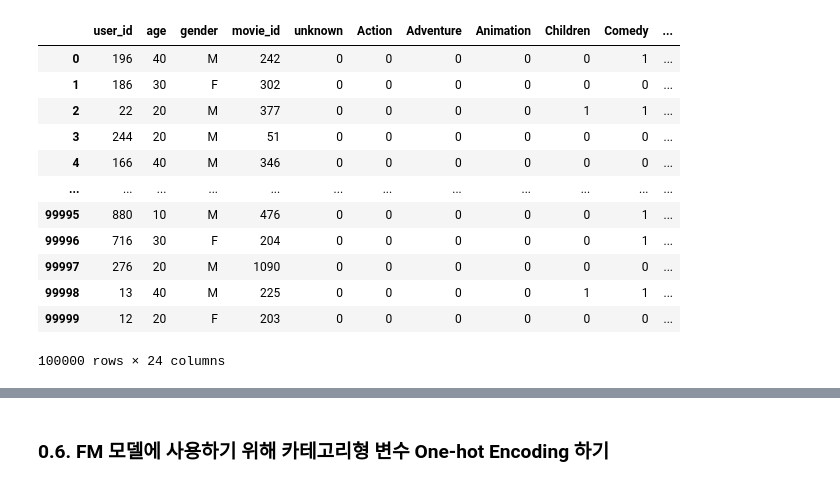
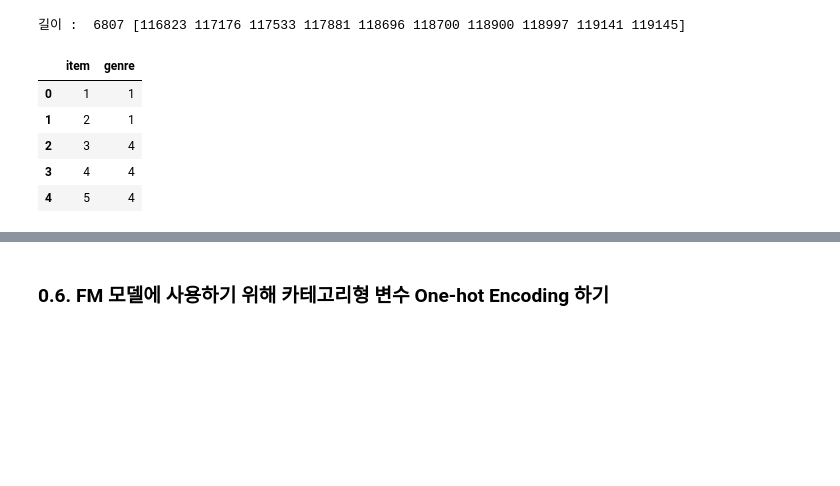
Before and after one commit to boostcampaitech3/level2-movie-recommendation-level2-recsys-07, a Jupyter notebook: MODELS/FFM/FFM.ipynb, the cells around one changed output, grey strips where cells are left out. Saved outputs shown, nothing was run; the diff lists cells and outputs as text; code cells hidden in the pictures; blank space fills up the shorter version.

```diff
--- a/MODELS/FFM/FFM.ipynb
+++ b/MODELS/FFM/FFM.ipynb
@@ -114,19 +86,20 @@ df
-# %%
-df.rating = [int(i/4) for i in df.rating]
-df.rating = df.rating
-
-df
-# %% [output]
-|  | user_id | age | gender | movie_id | unknown | Action | Adventure | Animation | Children | Comedy | ... |
-| 0 | 196 | 40 | M | 242 | 0 | 0 | 0 | 0 | 0 | 1 | ... |
-| 1 | 186 | 30 | F | 302 | 0 | 0 | 0 | 0 | 0 | 0 | ... |
-| 2 | 22 | 20 | M | 377 | 0 | 0 | 0 | 0 | 1 | 1 | ... |
-| 3 | 244 | 20 | M | 51 | 0 | 0 | 0 | 0 | 0 | 0 | ... |
-| 4 | 166 | 40 | M | 346 | 0 | 0 | 0 | 0 | 0 | 0 | ... |
-| ... | ... | ... | ... | ... | ... | ... | ... | ... | ... | ... | ... |
-| 99995 | 880 | 10 | M | 476 | 0 | 0 | 0 | 0 | 0 | 1 | ... |
-| 99996 | 716 | 30 | F | 204 | 0 | 0 | 0 | 0 | 0 | 1 | ... |
-| 99997 | 276 | 20 | M | 1090 | 0 | 0 | 0 | 0 | 0 | 0 | ... |
-| 99998 | 13 | 40 | M | 225 | 0 | 0 | 0 | 0 | 1 | 1 | ... |
-| 99999 | 12 | 20 | F | 203 | 0 | 0 | 0 | 0 | 0 | 0 | ... |
-100000 rows × 24 columns
+# %%
+# 장르 1개 데이터
+item_list=genre_df.loc[:,'item'].to_numpy()
+item_list=np.unique(item_list)
+print('길이 : ',len(item_list),item_list[-10:])
+
+one_genre_list=[]
+for i in item_list:
+    temp=genre_df[genre_df.loc[:,'item']==i]
+    one_genre_list.append(temp.iloc[0,:].to_numpy().tolist())
+one_genre_df=pd.DataFrame(data=one_genre_list,columns=['item','genre'])
+one_genre_df.head(5)
+# %% [output]
+길이 :  6807 [116823 117176 117533 117881 118696 118700 118900 118997 119141 119145]
+|  | item | genre |
+| 0 | 1 | 1 |
+| 1 | 2 | 1 |
+| 2 | 3 | 4 |
+| 3 | 4 | 4 |
+| 4 | 5 | 4 |
```
Also changed, not shown: parts of 26 cells of this notebook.
